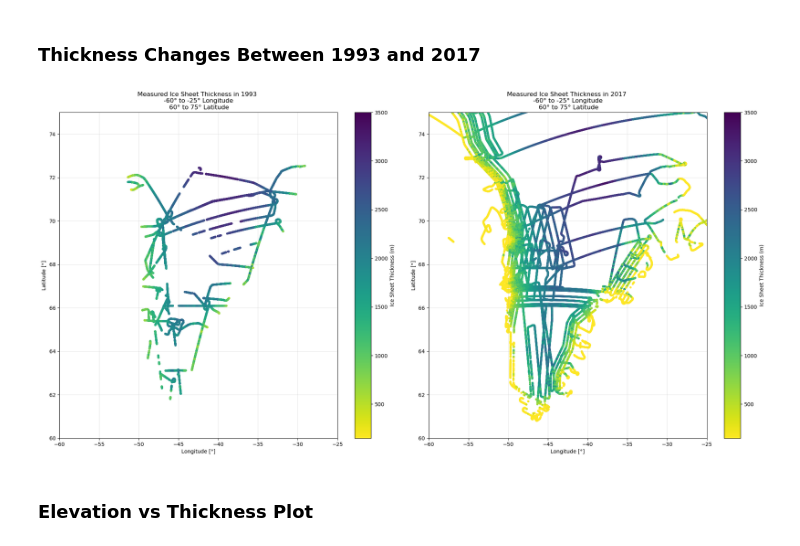
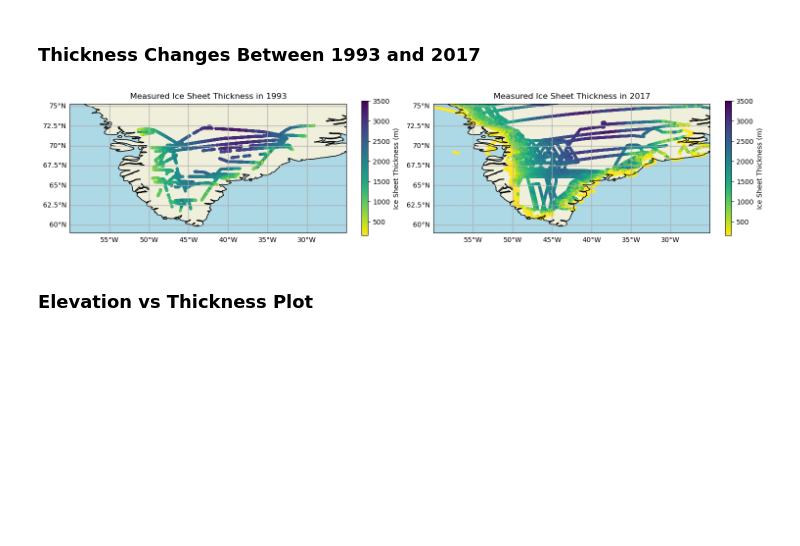
Before and after one commit to GPGN-268/SP2024-FP01-Glaciers, a Jupyter notebook: notebooks/FP01.ipynb, the cells around one changed output. Drawn from its saved outputs; the diff is of its cells as text; code cells hidden in the pictures; blank space fills up the shorter version.

Commit message:
Added map projection to thickness plot

```diff
--- a/notebooks/FP01.ipynb
+++ b/notebooks/FP01.ipynb
@@ -231,53 +231,67 @@ plt.show()
 ### Thickness Changes Between 1993 and 2017
 # %%
 # Creates a figure and axes for this plot
-fig, ax = plt.subplots(1,2, figsize = (20,10))
+# Uses the PlateCarree projection
+fig, ax = plt.subplots(1,2, subplot_kw={'projection': ccrs.PlateCarree()})
 ax0, ax1 = ax.flatten()
 
-# Sets the latitude, longitude, and thickness boundaries for both plots
-# I chose to use a snapshot the encompasses the total survey area from 1993
-# This excludes some of the measurements from 2017, which is irrelevant as we do not have data from 1993 to compare them to
-lonmin = -60
-lonmax = -25
-latmin = 60
-latmax = 75
+# Changes the size of the figure
+fig.set_figheight(30)
+fig.set_figwidth(15)
+
+# Defines a variable for the extent of both plots
+gradient_extent = [-60, -25, 59, 75]
+
+# Adds cartopy features to the plot for 1993
+ax0.set_extent(gradient_extent)
+ax0.add_feature(cartopy.feature.LAND, edgecolor='black')
+ax0.add_feature(cartopy.feature.OCEAN, facecolor='lightblue')
+ax0.add_feature(cartopy.feature.COASTLINE)
+ax0.add_feature(cartopy.feature.BORDERS, linestyle=':', edgecolor='gray')
+ax0.add_feature(cartopy.feature.LAKES, edgecolor='black')
+
+# Adds cartopy features to the plot for 2017
+ax1.set_extent(gradient_extent)
+ax1.add_feature(cartopy.feature.LAND, edgecolor='black')
+ax1.add_feature(cartopy.feature.OCEAN, facecolor='lightblue')
+ax1.add_feature(cartopy.feature.COASTLINE)
+ax1.add_feature(cartopy.feature.BORDERS, linestyle=':', edgecolor='gray')
+ax1.add_feature(cartopy.feature.LAKES, edgecolor='black')
+
+# Sets the thickness boundaries for both plots
 thickmin = 150
 thickmax = 3500
 
-# Sets the axis limits for both of the subplots
-ax0.set_ylim(latmin,latmax)
-ax0.set_xlim(lonmin,lonmax)
-ax1.set_ylim(latmin,latmax)
-ax1.set_xlim(lonmin,lonmax)
-
-# Adds gridlines
-ax0.grid(alpha = 0.3)
-ax1.grid(alpha = 0.3)
+# Adds gridlines to both plots
+gl0 = ax0.gridlines(crs=ccrs.PlateCarree(), draw_labels=True, linewidth=1, color='gray', alpha=1, linestyle='dotted')
+gl0.top_labels = False
+gl0.right_labels = False
+ax0.gridlines()
+gl1 = ax1.gridlines(crs=ccrs.PlateCarree(), draw_labels=True, linewidth=1, color='gray', alpha=1, linestyle='dotted')
+gl1.top_labels = False
+gl1.right_labels = False
+ax1.gridlines()
 
 # Creates a scatter plot with a color gradient for the measurements from 1993
 im93 = ax0.scatter(lon93, lat93, c = df_93.thickness, marker = ".", clim = (thickmin,thickmax), cmap = 'viridis_r')
-fig.colorbar(im93, ax=ax0, label = 'Ice Sheet Thickness (m)')
-ax0.set_xlabel('Longitude [\N{DEGREE SIGN}]')
-ax0.set_ylabel('Latitude [\N{DEGREE SIGN}]')
-ax0.set_title('Measured Ice Sheet Thickness in 1993 \n -60\N{DEGREE SIGN} to -25\N{DEGREE SIGN} Longitude \n 60\N{DEGREE SIGN} to 75\N{DEGREE SIGN} Latitude')
+fig.colorbar(im93, ax=ax0, label = 'Ice Thickness (m)', fraction = 0.0225)
+ax0.set_title('Ice Thickness in 1993')
 
 # Creates a scatter plot with a color gradient for the measurements from 2019
 im19 = ax1.scatter(lon17, lat17, c = df_17.thickness, marker = ".", clim = (thickmin,thickmax), cmap = 'viridis_r')
-fig.colorbar(im19, ax=ax1, label = 'Ice Sheet Thickness (m)')
-ax1.set_xlabel('Longitude [\N{DEGREE SIGN}]')
-ax1.set_ylabel('Latitude [\N{DEGREE SIGN}]')
-ax1.set_title('Measured Ice Sheet Thickness in 2017 \n -60\N{DEGREE SIGN} to -25\N{DEGREE SIGN} Longitude \n 60\N{DEGREE SIGN} to 75\N{DEGREE SIGN} Latitude')
+fig.colorbar(im19, ax=ax1, label = 'Ice Thickness (m)', fraction = 0.0225)
+ax1.set_title('Ice Thickness in 2017')
 
 # Sets the spacing between the subplots
 fig.tight_layout(pad=1)
 
 # Saves the plot as a png
 plt.savefig('../figures/thickness_heatmap.png')
 
 # Displays the plot
 plt.show()
 # %% [output]
-[figure, old version]
+[figure, new version]
 # %% [markdown]
 ### Elevation vs Thickness Plot
 # %%
```
Also changed, not shown: parts of 1 cell of this notebook, 1 other file.
